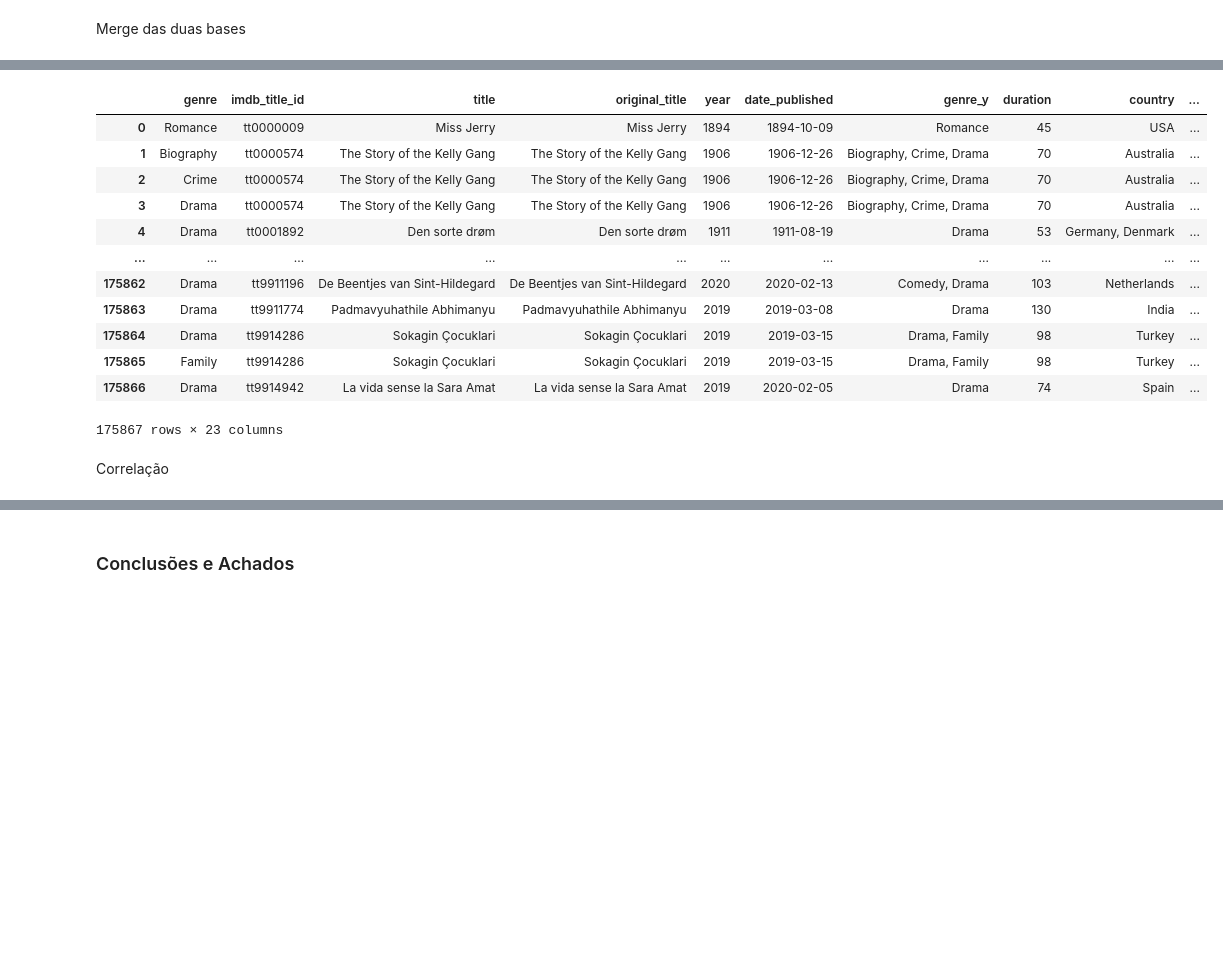
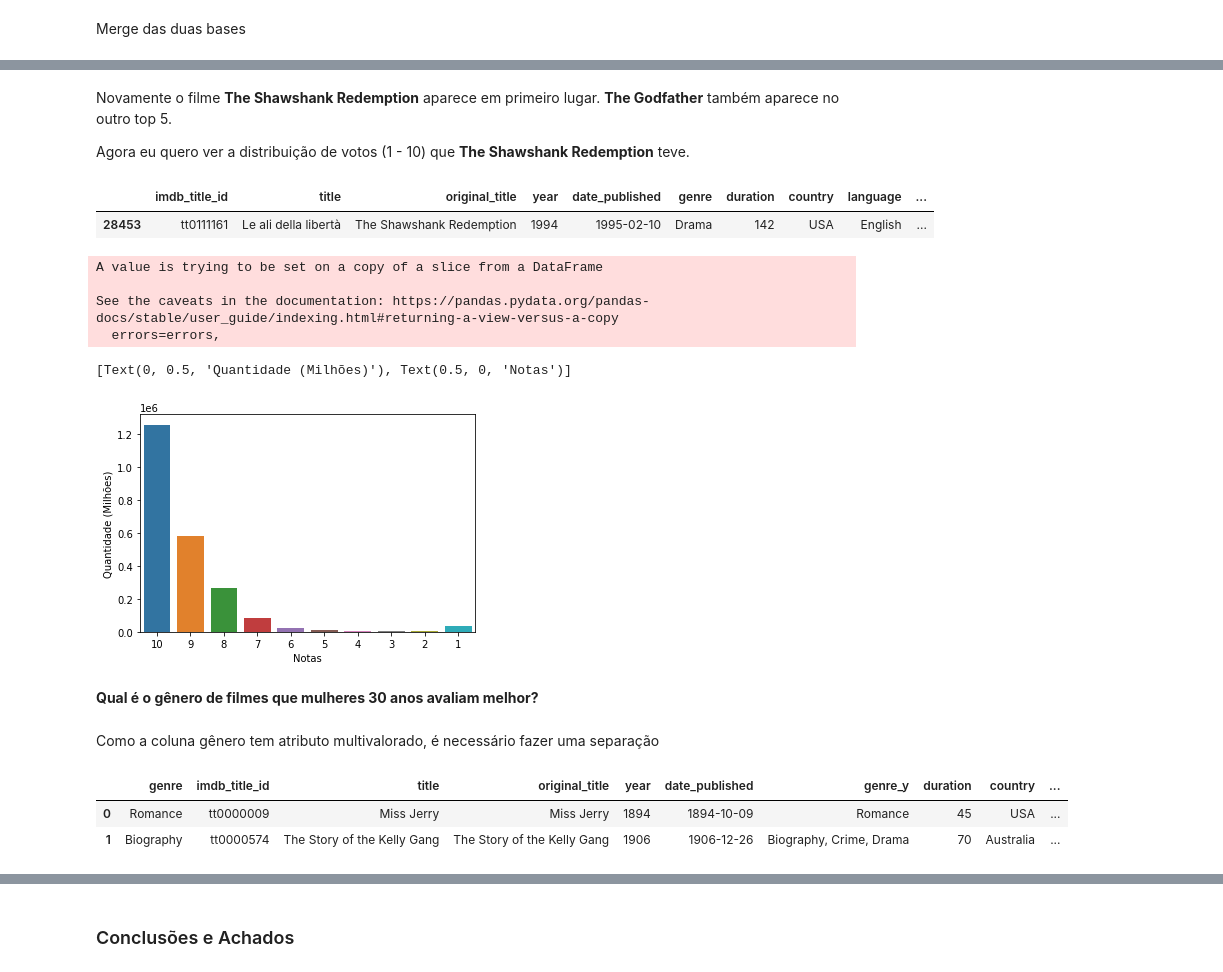
Before and after one commit to brunaguedes92/curso_ciencia_dados2021, a Jupyter notebook: TrabalhoFinal.ipynb, the cells around one changed output, grey strips where cells are left out. Drawn from its saved outputs; the diff is of its cells as text; code cells hidden in the pictures; blank space fills up the shorter version.

```diff
--- a/TrabalhoFinal.ipynb
+++ b/TrabalhoFinal.ipynb
@@ -59,3 +110,31 @@ Investigação de Gênero
+# %% [markdown]
+Novamente o filme **The Shawshank Redemption** aparece em primeiro lugar. **The Godfather** também aparece no outro top 5.
+
+Agora eu quero ver a distribuição de votos (1 - 10) que **The Shawshank Redemption** teve.
+# %%
+df_movies_ratings[df_movies_ratings['original_title'] == 'The Shawshank Redemption']
+# %% [output]
+|  | imdb_title_id | title | original_title | year | date_published | genre | duration | country | language | ... |
+| 28453 | tt0111161 | Le ali della libertà | The Shawshank Redemption | 1994 | 1995-02-10 | Drama | 142 | USA | English | ... |
+# %%
+df2 = df_movies_ratings[df_movies_ratings['original_title'] == 'The Shawshank Redemption']
+df2.rename(columns={"votes_10": "10", "votes_9": "9", "votes_8": "8", "votes_7": "7", "votes_6": "6", "votes_5": "5", "votes_4": "4", "votes_3": "3", "votes_2": "2", "votes_1": "1" }, inplace=True)
+df2 = df2[['10', '9', '8', '7', '6', '5', '4', '3', '2', '1']].melt()
+g2 = sns.barplot(data=df2, x='variable', y='value')
+g2.set(xlabel="Notas", ylabel="Quantidade (Milhões)")
+# %% [output]
+A value is trying to be set on a copy of a slice from a DataFrame
+
+See the caveats in the documentation: https://pandas.pydata.org/pandas-docs/stable/user_guide/indexing.html#returning-a-view-versus-a-copy
+  errors=errors,
+[Text(0, 0.5, 'Quantidade (Milhões)'), Text(0.5, 0, 'Notas')]
+[figure, added]
+# %% [markdown]
+**Qual é o gênero de filmes que mulheres 30 anos avaliam melhor?**
+# %% [markdown]
+
+
+Como a coluna gênero tem atributo multivalorado, é necessário fazer uma separação
 # %%
  def explode_and_merge(df, col, merge_on='id', split_on=";", topn=None):
     """Transforma um atributo multivalorado em várias linhas de conteúdo atômico,
@@ -69,21 +148,9 @@ Investigação de Gênero
         df_merged = df_merged[sel_topn]
     return df_merged
 # %%
-df = explode_and_merge(df_movies, 'genre', 'imdb_title_id', ',')
-df
+df = explode_and_merge(df_movies_ratings, 'genre', 'imdb_title_id', ', ')
+df.head(2)
 # %% [output]
 |  | genre | imdb_title_id | title | original_title | year | date_published | genre_y | duration | country | ... |
 | 0 | Romance | tt0000009 | Miss Jerry | Miss Jerry | 1894 | 1894-10-09 | Romance | 45 | USA | ... |
 | 1 | Biography | tt0000574 | The Story of the Kelly Gang | The Story of the Kelly Gang | 1906 | 1906-12-26 | Biography, Crime, Drama | 70 | Australia | ... |
-| 2 | Crime | tt0000574 | The Story of the Kelly Gang | The Story of the Kelly Gang | 1906 | 1906-12-26 | Biography, Crime, Drama | 70 | Australia | ... |
-| 3 | Drama | tt0000574 | The Story of the Kelly Gang | The Story of the Kelly Gang | 1906 | 1906-12-26 | Biography, Crime, Drama | 70 | Australia | ... |
-| 4 | Drama | tt0001892 | Den sorte drøm | Den sorte drøm | 1911 | 1911-08-19 | Drama | 53 | Germany, Denmark | ... |
-| ... | ... | ... | ... | ... | ... | ... | ... | ... | ... | ... |
-| 175862 | Drama | tt9911196 | De Beentjes van Sint-Hildegard | De Beentjes van Sint-Hildegard | 2020 | 2020-02-13 | Comedy, Drama | 103 | Netherlands | ... |
-| 175863 | Drama | tt9911774 | Padmavyuhathile Abhimanyu | Padmavyuhathile Abhimanyu | 2019 | 2019-03-08 | Drama | 130 | India | ... |
-| 175864 | Drama | tt9914286 | Sokagin Çocuklari | Sokagin Çocuklari | 2019 | 2019-03-15 | Drama, Family | 98 | Turkey | ... |
-| 175865 | Family | tt9914286 | Sokagin Çocuklari | Sokagin Çocuklari | 2019 | 2019-03-15 | Drama, Family | 98 | Turkey | ... |
-| 175866 | Drama | tt9914942 | La vida sense la Sara Amat | La vida sense la Sara Amat | 2019 | 2020-02-05 | Drama | 74 | Spain | ... |
-175867 rows × 23 columns
-# %% [markdown]
-Correlação
```
Also changed, not shown: parts of 27 cells of this notebook.
